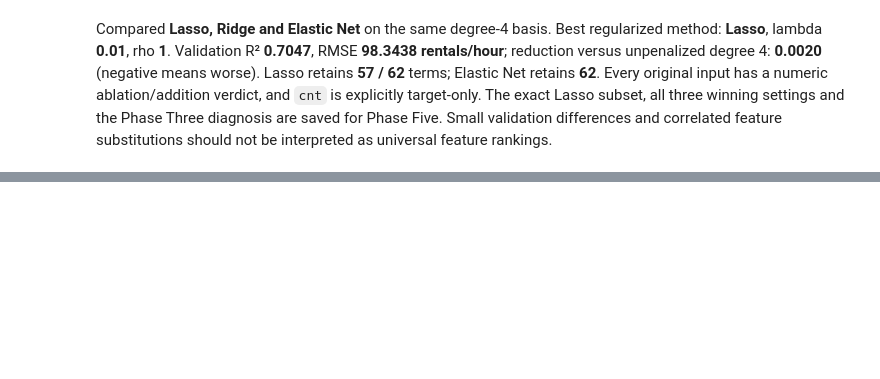
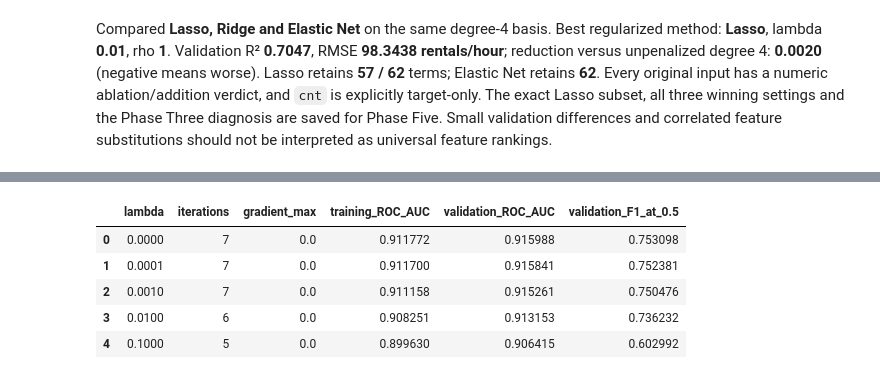
Before and after one commit to MohamedSameh77/machine-learning-project-I, a Jupyter notebook: bike_sharing_demand.ipynb, the cells around one changed output, grey strips where cells are left out. Drawn from its saved outputs; the diff is of its cells as text; code cells hidden in the pictures; blank space fills up the shorter version.

```diff
--- a/bike_sharing_demand.ipynb
+++ b/bike_sharing_demand.ipynb
@@ -1275,0 +1516,64 @@ Compared **Lasso, Ridge and Elastic Net** on the same degree-4 basis. Best regul
+# %%
+def stable_sigmoid(z):
+    e=np.exp(-np.abs(z))
+    return np.where(z>=0,1/(1+e),e/(1+e))
+
+def logistic_objective(A,y,beta,lam):
+    logits=A@beta
+    return float(np.mean(np.logaddexp(0,logits)-y*logits)+0.5*lam*(beta[1:]@beta[1:]))
+
+def train_logistic(A,y,lam=0.,tol=1e-7,max_iter=100):
+    beta=np.zeros(A.shape[1]); prevalence=float(y.mean())
+    beta[0]=np.log(prevalence/(1-prevalence))
+    penalty=np.r_[0.,np.ones(A.shape[1]-1)]
+    history=[logistic_objective(A,y,beta,lam)]
+    for iteration in range(max_iter+1):
+        probability=stable_sigmoid(A@beta)
+        gradient=A.T@(probability-y)/len(y)+lam*penalty*beta
+        gradient_max=float(np.abs(gradient).max())
+        if gradient_max<tol: break
+        if iteration==max_iter: raise RuntimeError("Logistic optimizer failed to converge")
+        variance=probability*(1-probability)
+        H=A.T@(A*variance[:,None])/len(y)+lam*np.diag(penalty)
+        direction=np.linalg.lstsq(H,gradient,rcond=1e-12)[0]
+        step=1.
+        for backtrack in range(50):
+            candidate=beta-step*direction
+            loss=logistic_objective(A,y,candidate,lam)
+            if loss<=history[-1]-1e-4*step*float(gradient@direction): break
+            step*=0.5
+        else: raise RuntimeError("Logistic line search failed")
+        beta=candidate; history.append(loss)
+    assert np.all(np.diff(history)<=1e-10)
+    return {"weights":beta,"lambda":float(lam),"iterations":iteration,"gradient_max":gradient_max,"history":history}
+
+check_A=classification_X[:80]; check_y=classification_y[:80]
+check_beta=np.linspace(-0.1,0.1,check_A.shape[1]); check_lambda=0.01
+check_gradient=check_A.T@(stable_sigmoid(check_A@check_beta)-check_y)/len(check_y)+check_lambda*np.r_[0.,check_beta[1:]]
+check_numeric=np.zeros_like(check_beta)
+for j in range(len(check_beta)):
+    perturb=np.zeros_like(check_beta); perturb[j]=1e-5
+    check_numeric[j]=(logistic_objective(check_A,check_y,check_beta+perturb,check_lambda)-logistic_objective(check_A,check_y,check_beta-perturb,check_lambda))/(2e-5)
+assert np.allclose(check_gradient,check_numeric,atol=1e-7,rtol=1e-5)
+phase_five_models=[]; phase_five_rows=[]
+for lam in [0.,0.0001,0.001,0.01,0.1]:
+    model=train_logistic(classification_X,classification_y,lam)
+    train_probability=stable_sigmoid(classification_X@model["weights"])
+    val_probability=stable_sigmoid(classification_V@model["weights"])
+    phase_five_models.append(model)
+    phase_five_rows.append({"lambda":lam,"iterations":model["iterations"],"gradient_max":model["gradient_max"],
+        "training_ROC_AUC":roc_auc_score(classification_y,train_probability),"validation_ROC_AUC":roc_auc_score(classification_y_val,val_probability),
+        "validation_F1_at_0.5":f1_score(classification_y_val,val_probability>=0.5,zero_division=0)})
+phase_five_search=pd.DataFrame(phase_five_rows)
+display(phase_five_search.round(6))
+phase_five_index=int(phase_five_search.sort_values(["validation_ROC_AUC","lambda"],ascending=[False,True]).index[0])
+phase_five_model=phase_five_models[phase_five_index]
+phase_five_train_probability=stable_sigmoid(classification_X@phase_five_model["weights"])
+phase_five_val_probability=stable_sigmoid(classification_V@phase_five_model["weights"])
+# %% [output]
+|  | lambda | iterations | gradient_max | training_ROC_AUC | validation_ROC_AUC | validation_F1_at_0.5 |
+| 0 | 0.0000 | 7 | 0.0 | 0.911772 | 0.915988 | 0.753098 |
+| 1 | 0.0001 | 7 | 0.0 | 0.911700 | 0.915841 | 0.752381 |
+| 2 | 0.0010 | 7 | 0.0 | 0.911158 | 0.915261 | 0.750476 |
+| 3 | 0.0100 | 6 | 0.0 | 0.908251 | 0.913153 | 0.736232 |
+| 4 | 0.1000 | 5 | 0.0 | 0.899630 | 0.906415 | 0.602992 |
```
Also changed, not shown: parts of 67 cells of this notebook, 12 other files.
